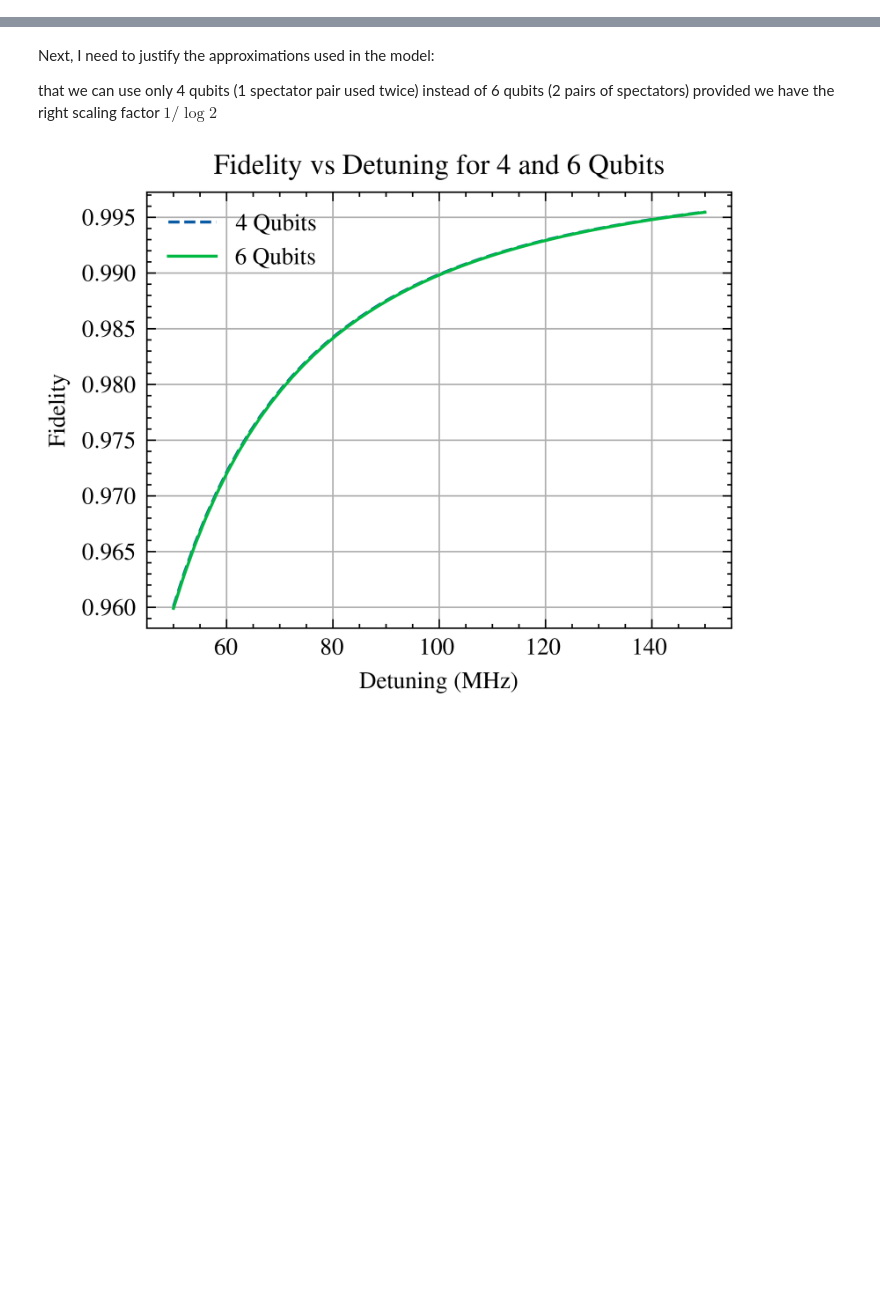
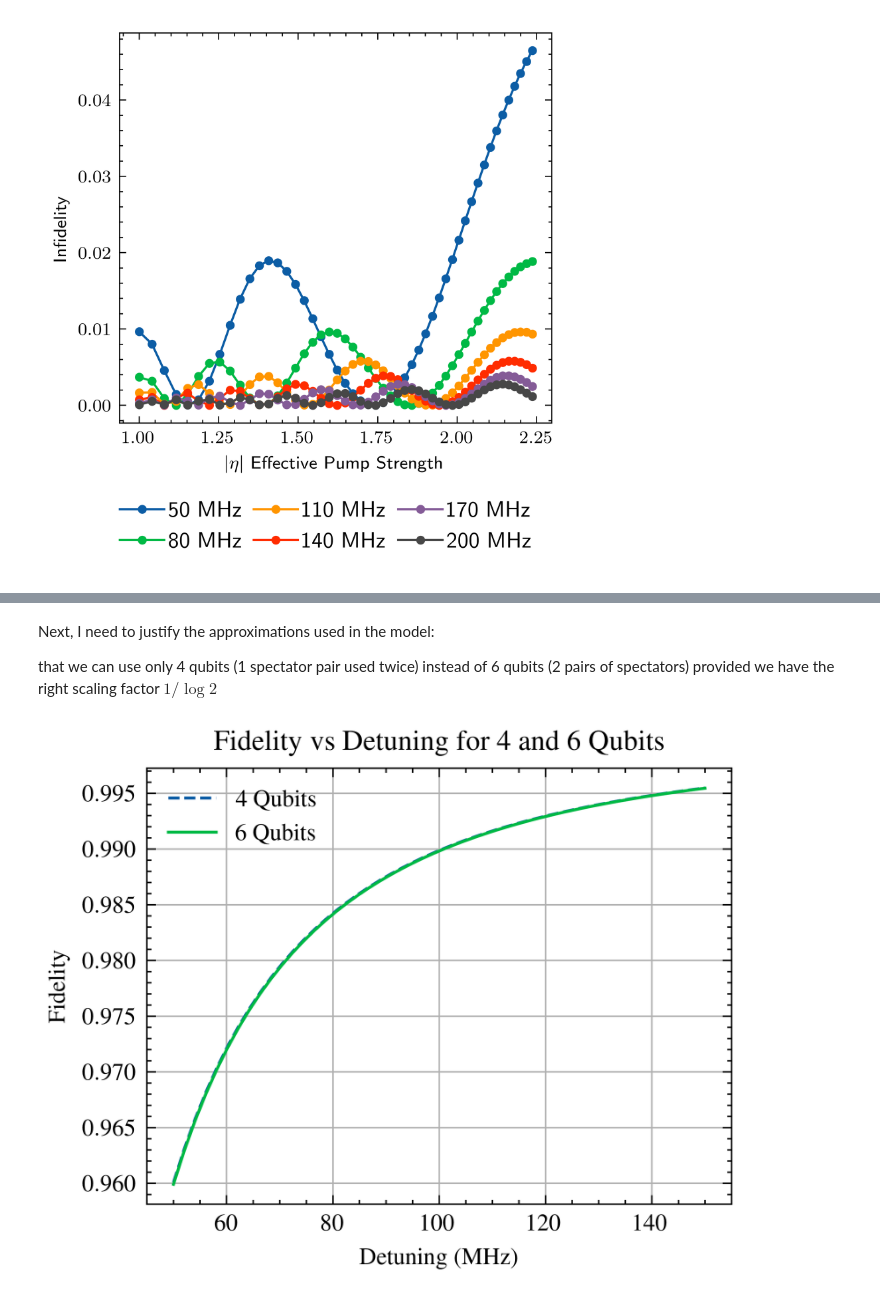
Before and after one commit to PITT-HATLAB/corral_crowding, a Jupyter notebook: src/notebooks/01_qubit_spectator.ipynb, the cells around one changed output, grey strips where cells are left out. Cells and saved outputs as stored; diff of their text form; code cells hidden in the pictures; blank space fills up the shorter version.

```diff
--- a/src/notebooks/01_qubit_spectator.ipynb
+++ b/src/notebooks/01_qubit_spectator.ipynb
@@ -19,9 +19,9 @@ from tqdm.notebook import tqdm
 # params
 N = 50
 g3 = 60e6  # (g3 = 60 Mhz / 2pi)
-lambdaq = 0.08
-n_s_list = np.linspace(2, 5, N)  # sqrt of pump photon number in SNAIL mode
-delta_list = 1e6 * np.linspace(150, 400, 8)  # MHz
+lambdaq = 0.1
+n_s_list = np.linspace(1, 5, N)  # sqrt of pump photon number in SNAIL mode
+delta_list = 1e6 * np.linspace(50, 200, 6)  # MHz
 
 # full_pulse = geff * t_f => geff = full_pulse / t_f
 # pi/2 pulse for iSWAP, pi/4 for sqrtiSWAP
@@ -45,10 +45,11 @@ q4dag = q4.dag()
 # %%
 fidelity_dict = {}  # to store fidelity values for each delta
 tf_dict = {}  # to store g_eff values for each delta
-
+eta_dict = {}
 for delta in tqdm(delta_list):
     fidelity_list = []
     tf_list = []  # store g_eff for this delta
+    eta_list = []
     for n_s in n_s_list:
         eta = np.sqrt(n_s)
         g_eff = 6 * eta * g3 * (lambdaq**2)
@@ -57,15 +58,19 @@ for delta in tqdm(delta_list):
         # H(t) = g_eff * exp(-i * delta * t) * interaction_term
         interaction_term = q1dag * q2 + q1 * q2dag
         spectator_term = q3dag * q4 + q3 * q4dag
-        # spectator_term = q2dag + q2
+        # spectator_term = q3dag + q3
 
         # Integral of the exponential factor
         # integral_term = (1j *(-1 + np.cos(t_f * delta)))/delta + np.sin(t_f * delta)/delta
         integral_term = 2 * np.sin(t_f * delta / 2) / delta
+        # better_integral_term = (
+        #     np.sin(t_f * delta) / delta + 1j * (1 - np.cos(t_f * delta)) / delta
+        # )
+        # integral_term = better_integral_term
 
         # Time evolution operator U(t_f)
         # NOTE sqrt(2) to scale to scale spectator to be on both left and right of intended
-        multiple_scale_factor = 1 / np.log(2)
+        multiple_scale_factor = 1  # / np.log(2)
         U_t_f = (
             1j
             * g_eff
@@ -82,7 +87,9 @@ for delta in tqdm(delta_list):
         fidelity = 1 - average_gate_fidelity(U_t_f, target_iswap)
         fidelity_list.append(fidelity)
         tf_list.append(t_f)
+        eta_list.append(eta)
 
     # Store fidelity list and g_eff list for current delta
     fidelity_dict[delta] = fidelity_list
     tf_dict[delta] = tf_list
+    eta_dict[delta] = eta_list
@@ -229,0 +96,34 @@ plt.show()
+# %%
+legend_offset = 0.15
+with plt.style.context(["ieee", "use_mathtext", "science"]):
+    fig, ax = plt.subplots(figsize=(3.5, 3.5 - legend_offset))
+
+    # Plot fidelity as a function of eta for each delta
+    for delta, fidelity_list in fidelity_dict.items():
+        eta_list = np.array(eta_dict[delta])
+        ax.plot(
+            eta_list,
+            fidelity_list,
+            # label=r"$\delta_Q^{(2)} = $" + f"{delta / 1e6:.0f} MHz",
+            label=f"{delta / 1e6:.0f} MHz",
+            marker=".",
+        )
+
+    # Customize axes and labels
+    ax.set_xlabel(r"$|\eta|$ Effective Pump Strength")
+    ax.set_ylabel("Infidelity")
+
+    # Adjust layout to include legend within the 3.5x3.5 inch constraint
+    ax.legend(
+        ncol=3,
+        fontsize=10,
+        bbox_to_anchor=(1.0, -legend_offset),
+        handletextpad=0.2,  # Reduce padding between marker and label text
+        columnspacing=0.5,  # Reduce space between columns
+    )
+    fig.subplots_adjust(bottom=legend_offset)  # Adjust bottom margin for legend
+
+plt.show()
+fig.savefig("fidelity_vs_eta.pdf", bbox_inches="tight")
+# %% [output]
+[figure, added]
```
Also changed, not shown: parts of 11 cells of this notebook, 17 other files.
